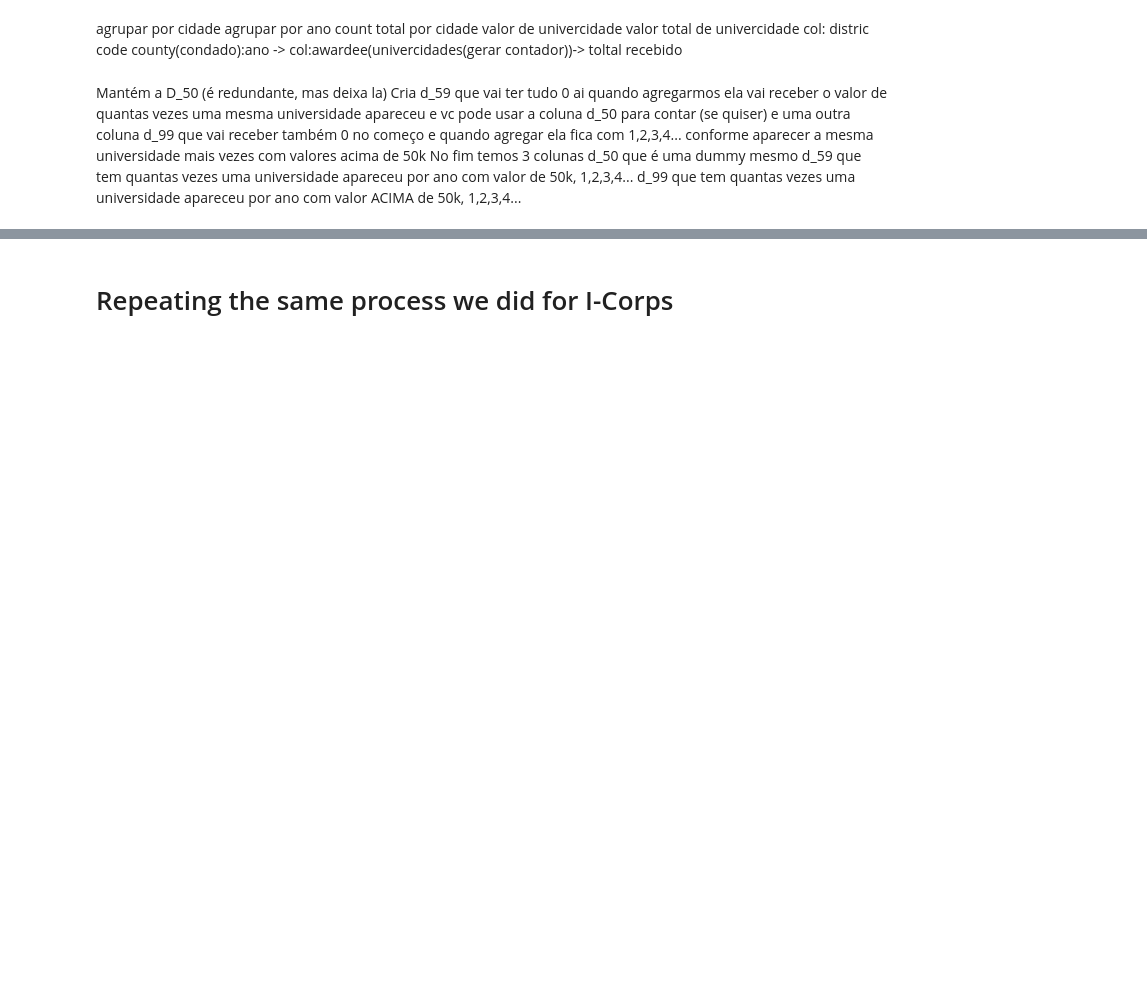
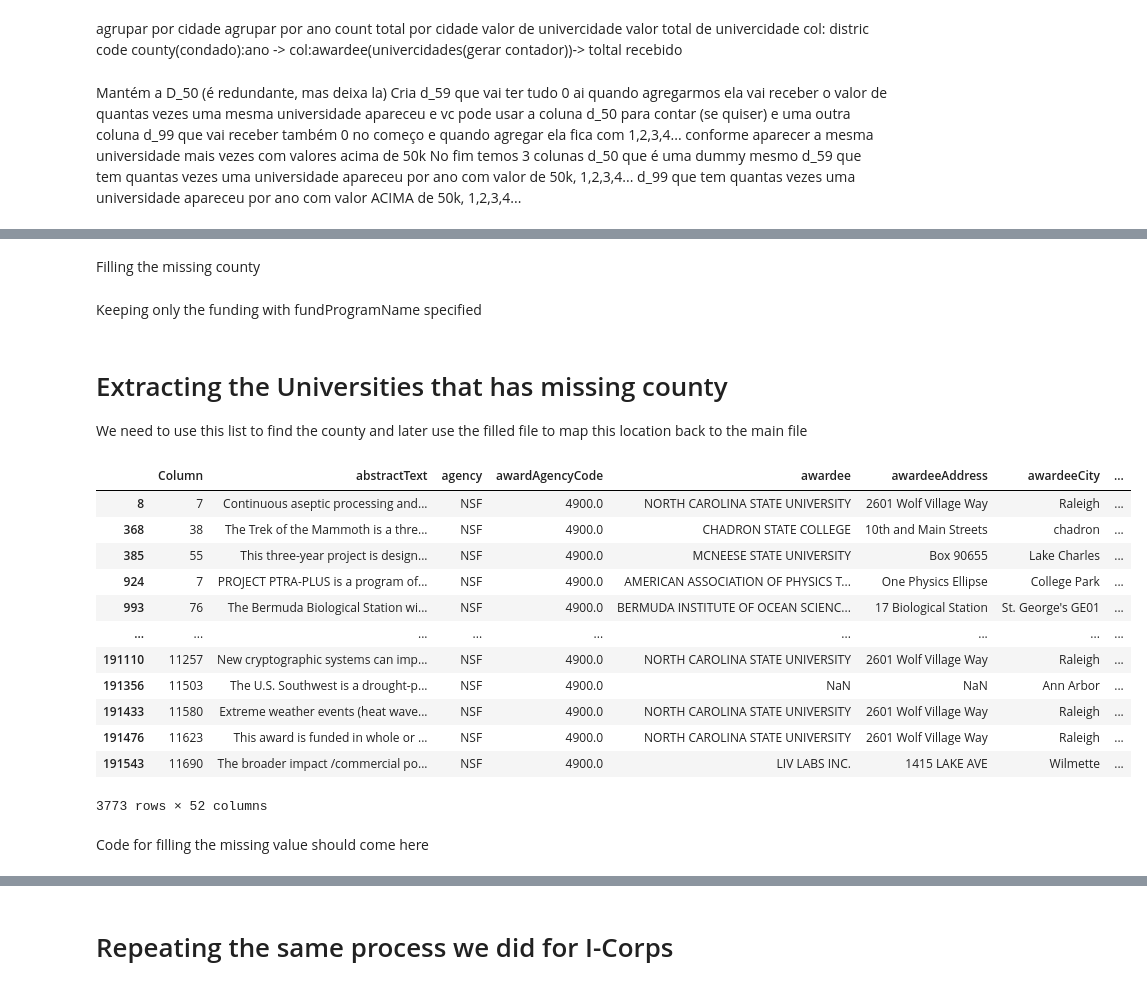
Before and after one commit to SeverinoCenter/nsf_engines, a Jupyter notebook: Vitor/Panel_All.ipynb, the cells around one changed output, grey strips where cells are left out. Saved outputs shown, nothing was run; the diff lists cells and outputs as text; code cells hidden in the pictures; blank space fills up the shorter version.

Commit message:
cleaning

```diff
--- a/Vitor/Panel_All.ipynb
+++ b/Vitor/Panel_All.ipynb
@@ -20,8 +20,11 @@ import numpy as np
 from pathlib import Path
 
 #path append
-base = Path('C:/workspace/nsf-award-extract')
-nsf=pd.read_csv(base/ 'allNSF.csv',index_col = False) #Change this to the clean data later
+#base = Path('C:/workspace/nsf-award-extract') # Vitor's PC
+base = Path('C:/collaboration/vitor/NSF_DATA') # Server
+
+nsf=pd.read_csv(base/ 'allNSF1.csv',index_col = False) #Change this to the clean data later
+#dft=pd.read_csv(base/ 'test.csv',index_col = False) #Change this to the clean data later
 # %%
 #Just checking if we have the same amount of register in each year as in this link https://www.nsf.gov/awardsearch/download.jsp
-nsf['year'] = pd.to_datetime(nsf['date'], format='%m/%d/%Y').dt.year
+#nsf['year'] = pd.to_datetime(nsf['date'], format='%m/%d/%Y').dt.year
@@ -32,0 +48,28 @@ year_2022.shape
+# %% [markdown]
+Filling the missing county
+# %%
+mapping = nsf.groupby('awardee')['awardeeCounty'].first().to_dict()
+nsf['awardeeCounty'] = nsf['awardeeCounty'].fillna(nsf['awardee'].map(mapping))
+# %% [markdown]
+Keeping only the funding with fundProgramName specified
+# %%
+nsf = nsf[~nsf['fundProgramName'].isna()]
+# %% [markdown]
+# Extracting the Universities that has missing county
+We need to use this list to find the county and later use the filled file to map this location back to the main file
+# %%
+nsf[nsf['awardeeCounty'].isna()]
+# %% [output]
+|  | Column | abstractText | agency | awardAgencyCode | awardee | awardeeAddress | awardeeCity | ... |
+| 8 | 7 | Continuous aseptic processing and... | NSF | 4900.0 | NORTH CAROLINA STATE UNIVERSITY | 2601 Wolf Village Way | Raleigh | ... |
+| 368 | 38 | The Trek of the Mammoth is a thre... | NSF | 4900.0 | CHADRON STATE COLLEGE | 10th and Main Streets | chadron | ... |
+| 385 | 55 | This three-year project is design... | NSF | 4900.0 | MCNEESE STATE UNIVERSITY | Box 90655 | Lake Charles | ... |
+| 924 | 7 | PROJECT PTRA-PLUS is a program of... | NSF | 4900.0 | AMERICAN ASSOCIATION OF PHYSICS T... | One Physics Ellipse | College Park | ... |
+| 993 | 76 | The Bermuda Biological Station wi... | NSF | 4900.0 | BERMUDA INSTITUTE OF OCEAN SCIENC... | 17 Biological Station | St. George's GE01 | ... |
+| ... | ... | ... | ... | ... | ... | ... | ... | ... |
+| 191110 | 11257 | New cryptographic systems can imp... | NSF | 4900.0 | NORTH CAROLINA STATE UNIVERSITY | 2601 Wolf Village Way | Raleigh | ... |
+| 191356 | 11503 | The U.S. Southwest is a drought-p... | NSF | 4900.0 | NaN | NaN | Ann Arbor | ... |
+| 191433 | 11580 | Extreme weather events (heat wave... | NSF | 4900.0 | NORTH CAROLINA STATE UNIVERSITY | 2601 Wolf Village Way | Raleigh | ... |
+| 191476 | 11623 | This award is funded in whole or ... | NSF | 4900.0 | NORTH CAROLINA STATE UNIVERSITY | 2601 Wolf Village Way | Raleigh | ... |
+| 191543 | 11690 | The broader impact /commercial po... | NSF | 4900.0 | LIV LABS INC. | 1415 LAKE AVE | Wilmette | ... |
+3773 rows × 52 columns
@@ -32,0 +79,2 @@ year_2022.shape
+# %% [markdown]
+Code for filling the missing value should come here
```
Also changed, not shown: parts of 20 cells of this notebook, 1 other file.
